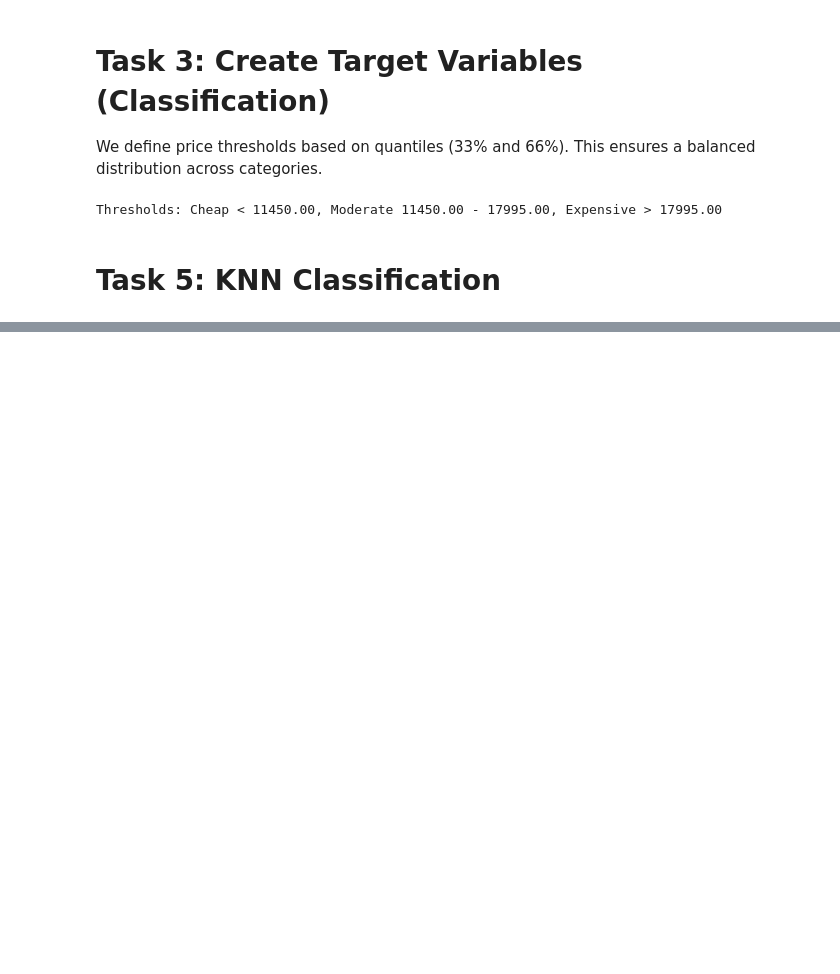
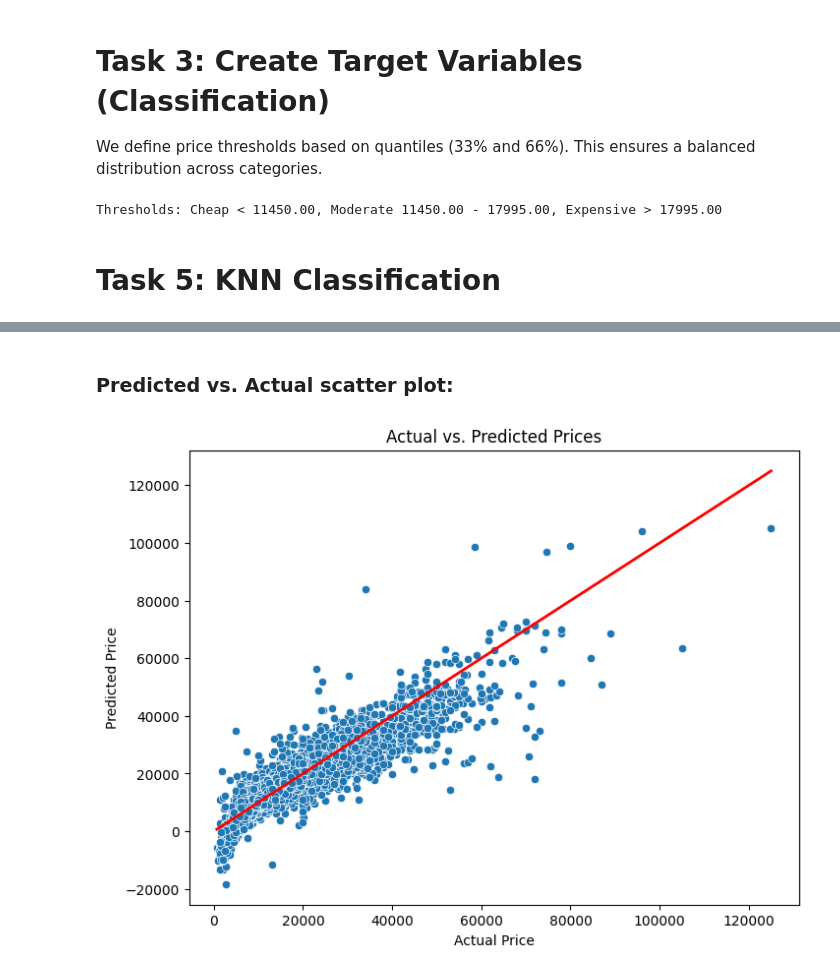
Before and after one commit to Ahmed-Elsom5raty/car-price-analysis, a Jupyter notebook: main.ipynb, the cells around one changed output, grey strips where cells are left out. Drawn from its saved outputs; the diff is of its cells as text; code cells hidden in the pictures; blank space fills up the shorter version.

```diff
--- a/main.ipynb
+++ b/main.ipynb
@@ -311,0 +323,12 @@ weighted avg       0.81      0.80      0.80     14487
+# %% [markdown]
+### Predicted vs. Actual scatter plot:
+# %%
+plt.figure(figsize=(8, 6))
+sns.scatterplot(x=y_test, y=y_pred)
+plt.plot([y_test.min(), y_test.max()], [y_test.min(), y_test.max()], color='red', lw=2)
+plt.xlabel('Actual Price')
+plt.ylabel('Predicted Price')
+plt.title('Actual vs. Predicted Prices')
+plt.show()
+# %% [output]
+[figure, added]
```
Also changed, not shown: parts of 13 cells of this notebook, 2 other files.
